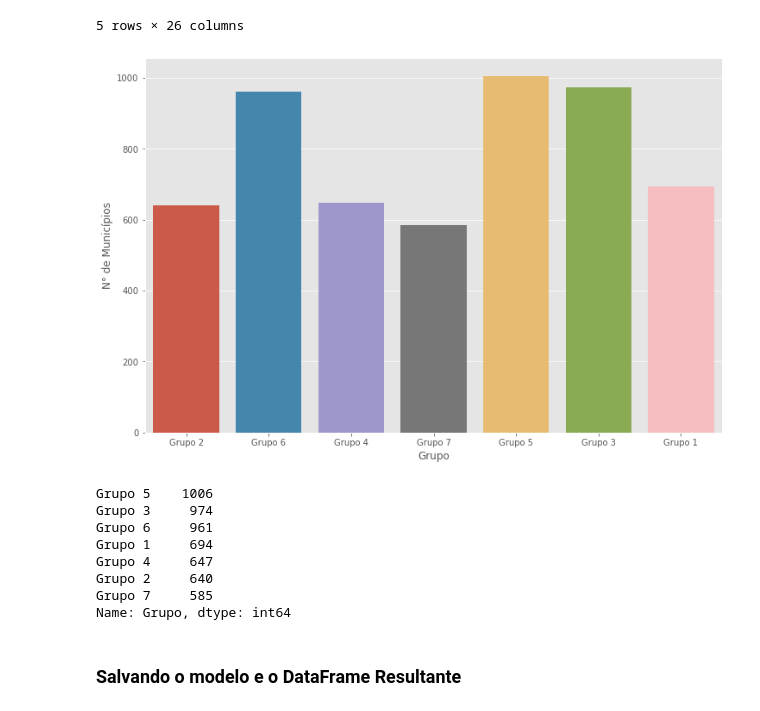
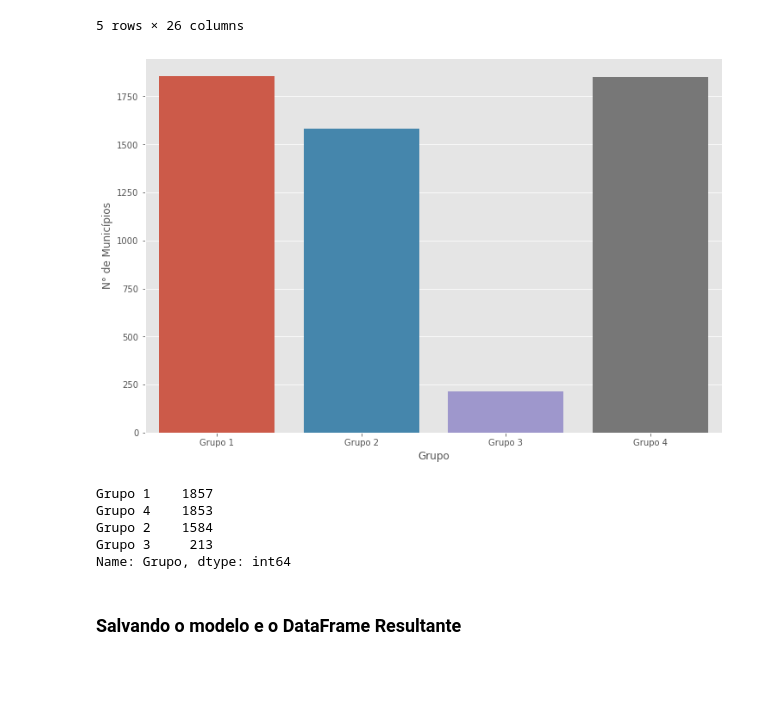
Before and after one commit to mhnasser/selecao_municipal, a Jupyter notebook: notebooks/02_modelagem.ipynb, the cells around one changed output. Drawn from its saved outputs; the diff is of its cells as text; code cells hidden in the pictures; blank space fills up the shorter version.

Commit message:
new updates on after modeling analysis

```diff
--- a/notebooks/02_modelagem.ipynb
+++ b/notebooks/02_modelagem.ipynb
@@ -53,7 +53,7 @@ dados['Estado'] = dados['Estado'].apply(lambda x: uf_dict[x])
 
 # Utilizando os dados com melhores distribuições segundo o notebook 01_analise_dos_dados_pre_agrupamento:
 
-dados = dados[['Distância à capital (km)',
+"""dados = dados[['Distância à capital (km)',
                'Esperança de vida ao nascer, 2000',
                'Mortalidade até um ano de idade, 2000',
                'Taxa de fecundidade total, 2000',
@@ -63,4 +63,4 @@ dados = dados[['Distância à capital (km)',
                'Índice de Desenvolvimento Humano Municipal, 2000',
                'Taxa bruta de freqüência à escola, 2000',
                'Taxa de alfabetização, 2000',
-               'Média de anos de estudo das pessoas de 25 anos ou mais de idade, 2000']]
+               'Média de anos de estudo das pessoas de 25 anos ou mais de idade, 2000']]"""
@@ -201,5 +203,6 @@ plt.show()
 # %%
-df['Grupo'] = model.labels_
+modelo = modelos['modelo_k4']
+df['Grupo'] = modelo.labels_
 df['Grupo'] = df['Grupo'].apply(lambda x: 'Grupo '+str(x+1))
 df.head()
 # %% [output]
@@ -220,24 +223,21 @@ df_teste['Grupo'] = model.predict(df_teste_values)
 # %%
 fig = plt.figure()
 fig.set_figheight(8)
 fig.set_figwidth(12)
 
-sns.countplot(x=df['Grupo'])
+sns.countplot(x=df['Grupo'], order=['Grupo 1', 'Grupo 2','Grupo 3', 'Grupo 4'])
 
 plt.ylabel('N° de Municípios')
 plt.show()
 # %% [output]
-[figure, old version]
+[figure, new version]
 # %%
 df['Grupo'].value_counts()
 # %% [output]
-Grupo 5    1006
-Grupo 3     974
-Grupo 6     961
-Grupo 1     694
-Grupo 4     647
-Grupo 2     640
-Grupo 7     585
+Grupo 1    1857
+Grupo 4    1853
+Grupo 2    1584
+Grupo 3     213
 Name: Grupo, dtype: int64
 # %% [markdown]
 ### Salvando o modelo e o DataFrame Resultante
```
Also changed, not shown: parts of 8 cells of this notebook, 4 other files.
